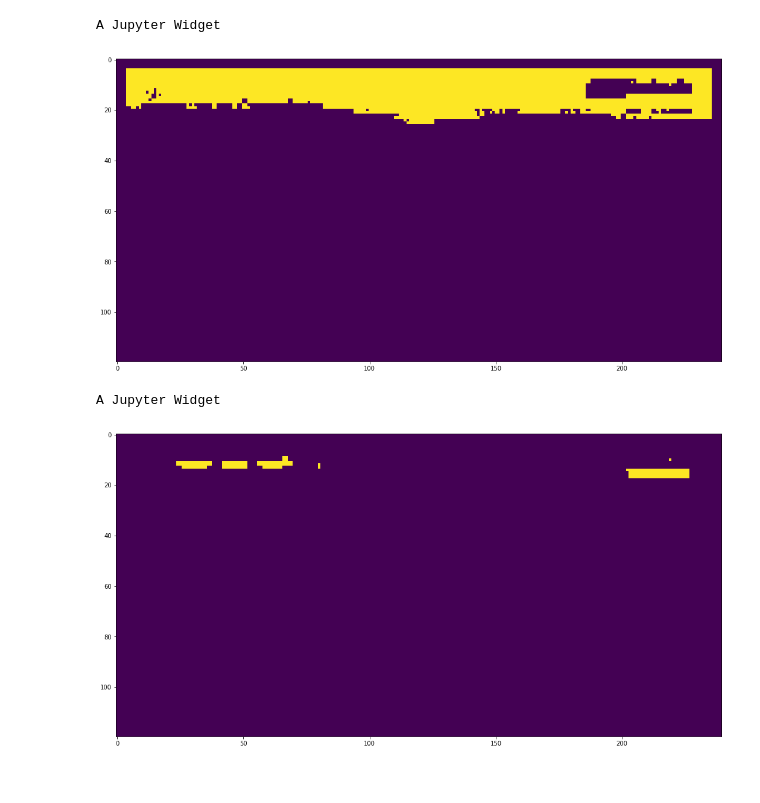
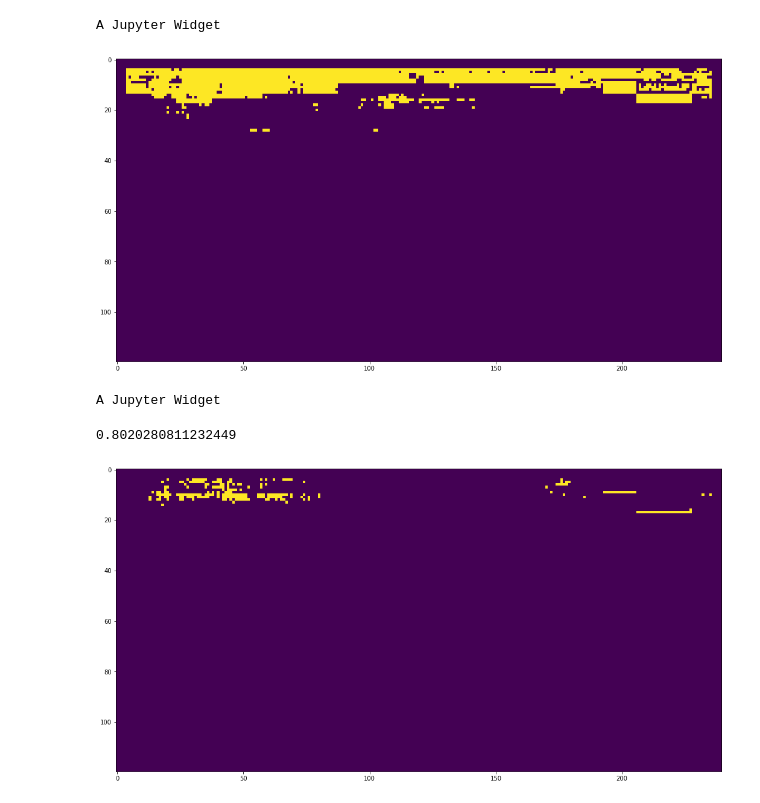
Before and after one commit to josdas/Hackathon-media-2018, a Jupyter notebook: notebooks/code/Is-UI.ipynb, the cells around one changed output. Cells and saved outputs as stored; diff of their text form; code cells hidden in the pictures.

```diff
--- a/notebooks/code/Is-UI.ipynb
+++ b/notebooks/code/Is-UI.ipynb
@@ -19,13 +16,15 @@ TEST_VIDEO = '../../data/train/resized_641579_3.mp4'
+# %%
+TEST_VIDEO = '../../data/test/resized_645310_5.mp4'
 # %%
 SHAPE_VIDEO = next(get_reader(TEST_VIDEO)).shape
 FRAME_RATE = 4
 SKIP = 0
-SIZE = None
+SIZE = 300
 GOOD_COLORS = [0, 1, 2]
 # %%
 def calc_green_pixels(frame):
     frame = frame.astype('float')
-    return frame[:, :, 1] * 2 > frame[:, :, 0] + frame[:, :, 2]
+    return frame[:, :, 1] * 1.5 > frame[:, :, 0] + frame[:, :, 2]
 
 
 def calc_green_counts(path):
@@ -51,10 +50,18 @@ def clean_borders(mask, size=4):
     borders[size:-size, size:-size] = 0
     mask[borders] = 0
     return mask
+# %%
+def search_best_green_threshold(green_counts, proportion=0.01):
+    last = 0
+    for gt in np.linspace(0, 1, 15):
+        mask = extract_green_mask(green_counts, gt)
+        if mask.mean() > proportion:
+            return gt
 # %%
-ui_mask = extract_green_mask(green_counts, 0.4)
+green_threshold = search_best_green_threshold(green_counts, proportion=0.05)
+ui_mask = extract_green_mask(green_counts, green_threshold)
 ui_mask = clean_borders(ui_mask)
 show_img(ui_mask)
 # %% [output]
-[figure, old version]
+[figure, new version]
 # %%
@@ -77,12 +87,15 @@ A Jupyter Widget
 # %%
-N_TOP_COLORS = 50
+N_TOP_COLORS = 100
+static_thershold = search_best_static_thershold(get_total_len(TEST_VIDEO, FRAME_RATE, skip=SKIP, size=None))
+print(static_thershold)
 nmask = np.zeros_like(ui_mask)
 for pixel, counter in good_colors.items():
     mc = counter.most_common(N_TOP_COLORS)
-    prob = sum(v for k, v in mc) / total
-    if prob > 0.5:
+    prob = sum(v for k, v in mc) / sum(v for k, v in counter.items())
+    if prob > static_thershold and prob < 0.9:
         nmask[pixel] = 1
 show_img(nmask)
 # %% [output]
+0.8020280811232449
-[figure, old version]
+[figure, new version]
 # %%
```
Also changed, not shown: parts of 10 cells of this notebook, 15 other files.
